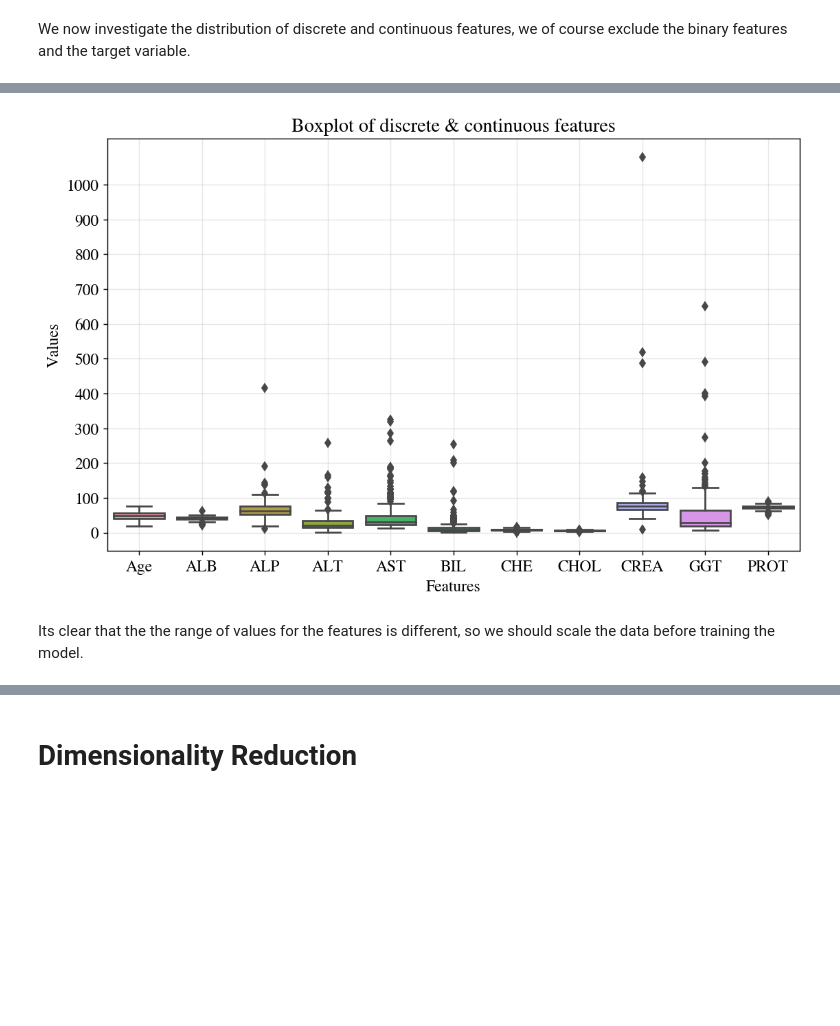
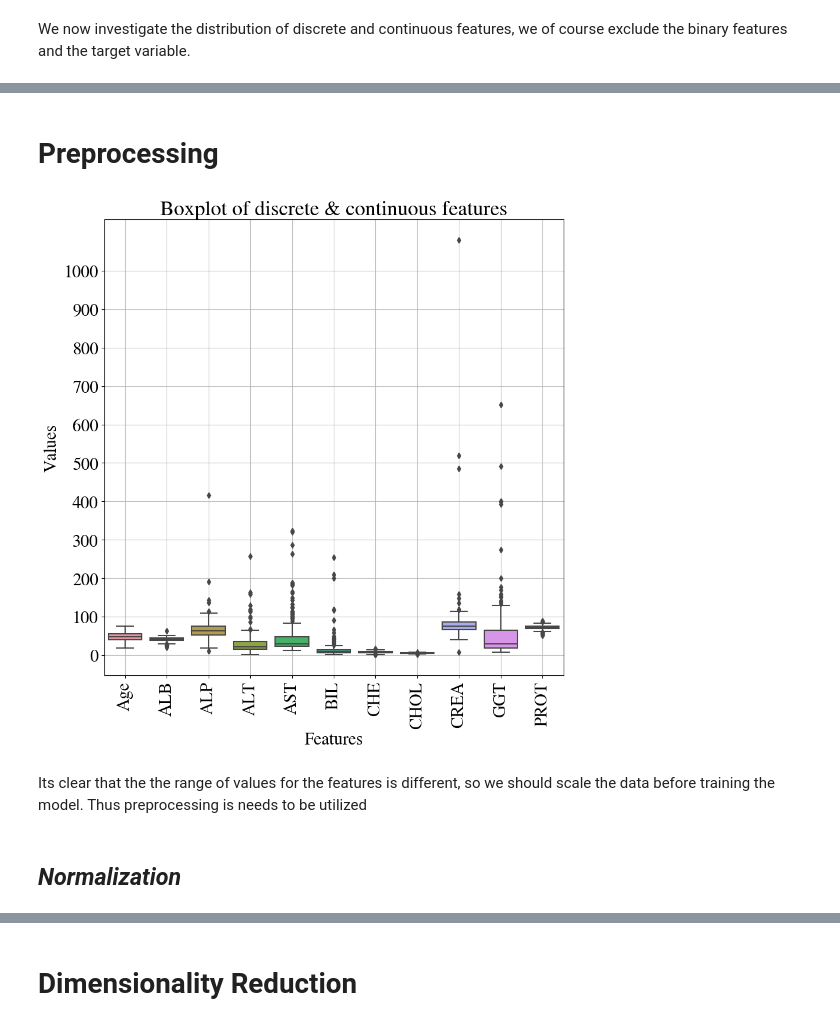
Before and after one commit to KyriakosPsa/Hepatitis-C-prediction-pipeline, a Jupyter notebook: data_exploration.ipynb, the cells around one changed output, grey strips where cells are left out. Saved outputs shown, nothing was run; the diff lists cells and outputs as text; code cells hidden in the pictures; blank space fills up the shorter version.

```diff
--- a/data_exploration.ipynb
+++ b/data_exploration.ipynb
@@ -10,7 +10,7 @@ import seaborn as sns
 plt.rcParams['mathtext.fontset'] = 'stix'
 plt.rcParams['font.family'] = 'STIXGeneral'
 plt.rcParams['axes.axisbelow'] = True
-plt.rcParams.update({'font.size': 13})
+plt.rcParams.update({'font.size': 21})
 warnings.filterwarnings('ignore')
 # %% [markdown]
 # **Features distributions and categories**
@@ -103,16 +134,22 @@ df_disc_cont.describe()
 | 50% | 48.000000 | 41.900000 | 62.700000 | 21.500000 | 29.800000 | 8.800000 | 7.970000 | 5.220000 | 75.600000 | 28.700000 | 72.750000 |
 | 75% | 56.000000 | 45.000000 | 76.250000 | 35.025000 | 47.500000 | 14.025000 | 9.652500 | 5.957500 | 86.250000 | 64.200000 | 76.100000 |
 | max | 76.000000 | 62.900000 | 416.600000 | 258.000000 | 324.000000 | 254.000000 | 16.410000 | 8.280000 | 1079.100000 | 650.900000 | 90.000000 |
+# %% [markdown]
+# **Preprocessing**
 # %%
-plt.figure(figsize=(10, 6), dpi=130)
+plt.figure(figsize=(10, 10))
+plt.title("Boxplot of discrete & continuous features")
 sns.boxplot(df_disc_cont)
-plt.title("Boxplot of discrete & continuous features")
 plt.xlabel("Features")
 plt.ylabel("Values")
 plt.yticks(np.arange(0, 1100, 100))
-plt.grid(alpha=0.3)
+plt.xticks(rotation=90)
+plt.grid(alpha=0.8)
+# plt.savefig(fname='images/df_boxplot.png', dpi=300, format='png',  bbox_inches='tight')
 plt.show()
 # %% [output]
-[figure, old version]
+[figure, new version]
 # %% [markdown]
-Its clear that the the range of values for the features is different, so we should scale the data before training the model.
+Its clear that the the range of values for the features is different, so we should scale the data before training the model. Thus preprocessing is needs to be utilized
+# %% [markdown]
+## *Normalization*
```
Also changed, not shown: parts of 21 cells of this notebook.
